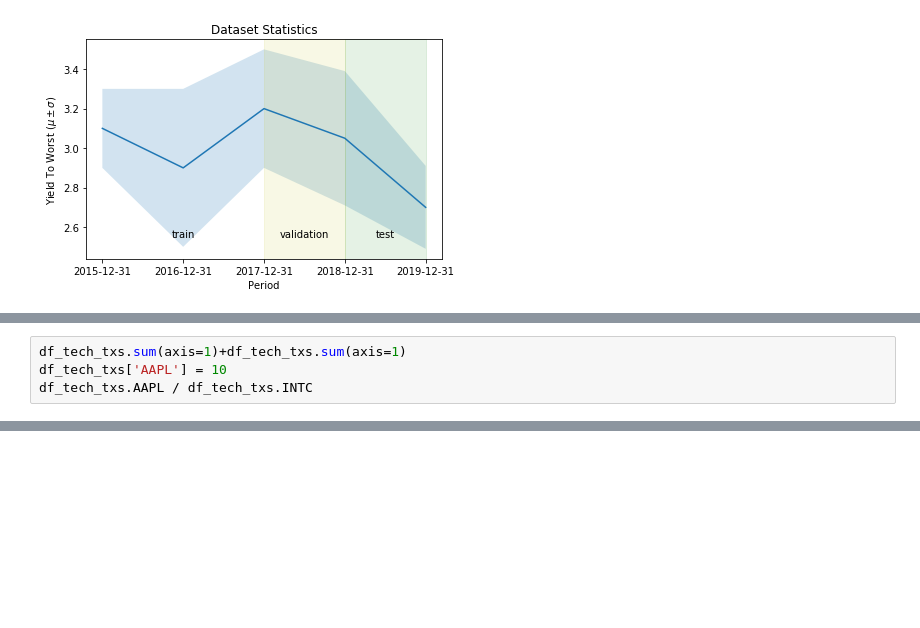
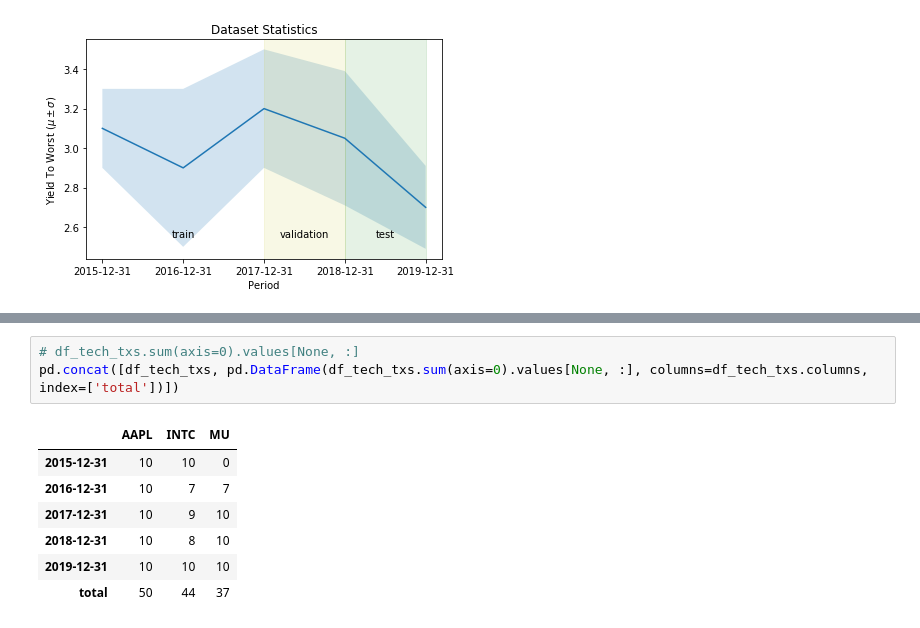
Before and after one commit to gravaman/fleishco, a Jupyter notebook: Untitled.ipynb, the cells around one changed output, grey strips where cells are left out. Cells and saved outputs as stored; diff of their text form; blank space fills up the shorter version.

Commit message:
updates data metrics and charts

```diff
--- a/Untitled.ipynb
+++ b/Untitled.ipynb
@@ -148,4 +147,0 @@ df
-# %%
-df_tech_txs.sum(axis=1)+df_tech_txs.sum(axis=1)
-df_tech_txs['AAPL'] = 10
-df_tech_txs.AAPL / df_tech_txs.INTC
@@ -158,0 +157,11 @@ dtype: float64
+# %%
+# df_tech_txs.sum(axis=0).values[None, :]
+pd.concat([df_tech_txs, pd.DataFrame(df_tech_txs.sum(axis=0).values[None, :], columns=df_tech_txs.columns, index=['total'])])
+# %% [output]
+|  | AAPL | INTC | MU |
+| 2015-12-31 | 10 | 10 | 0 |
+| 2016-12-31 | 10 | 7 | 7 |
+| 2017-12-31 | 10 | 9 | 10 |
+| 2018-12-31 | 10 | 8 | 10 |
+| 2019-12-31 | 10 | 10 | 10 |
+| total | 50 | 44 | 37 |
```
Also changed, not shown: parts of 3 cells of this notebook, 1 other file.
